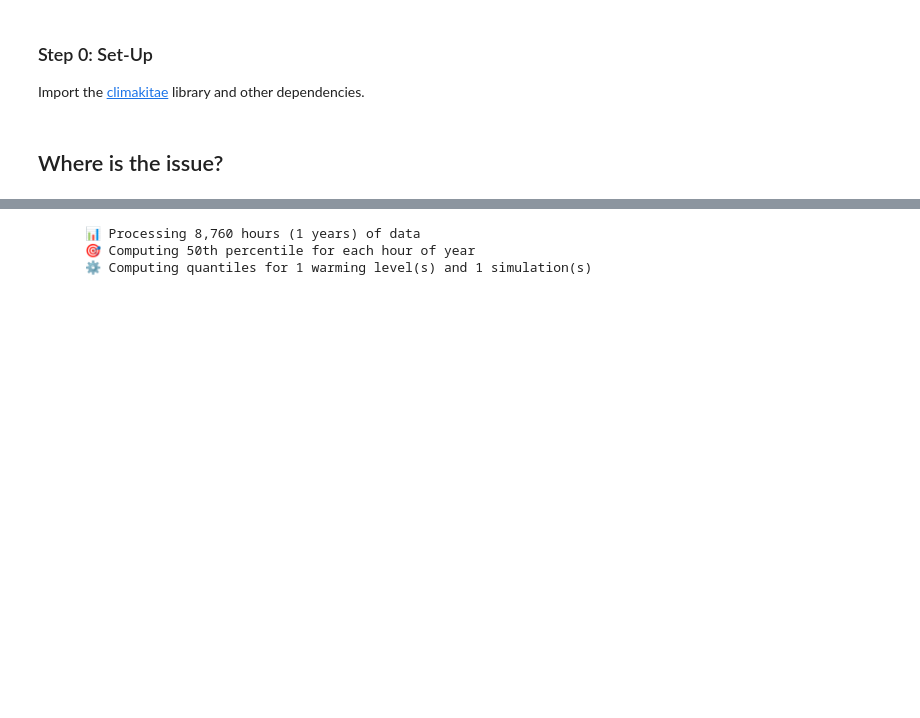
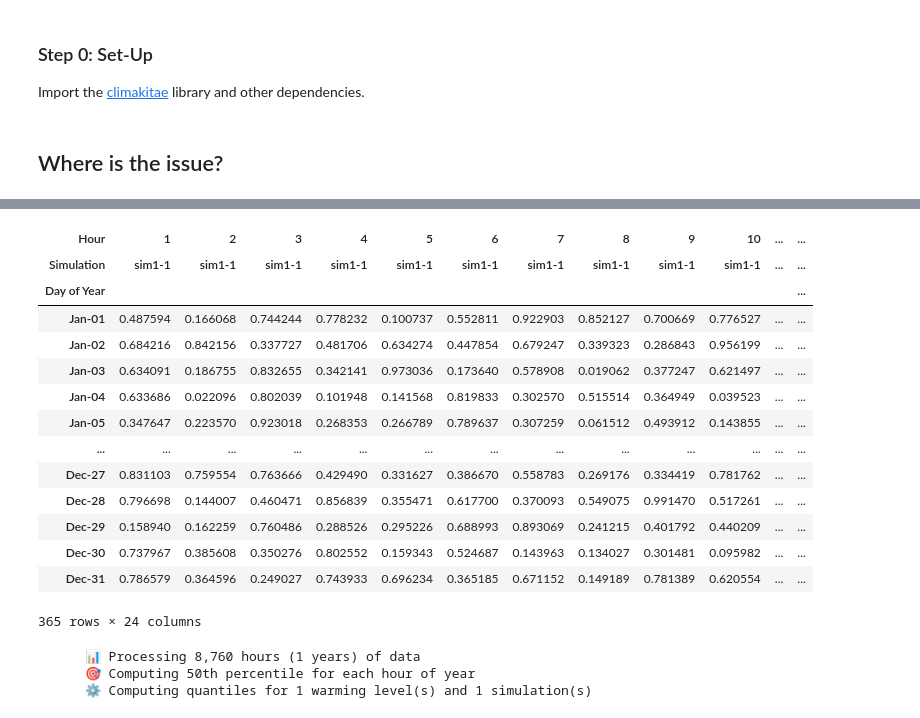
Before and after one commit to cal-adapt/climakitae, a Jupyter notebook: DEV_sy_export.ipynb, the cells around one changed output, grey strips where cells are left out. Drawn from its saved outputs; the diff is of its cells as text; code cells hidden in the pictures; blank space fills up the shorter version.

Commit message:
first pass at simple dataframe piece complete, onward to multi sim, single wl

```diff
--- a/DEV_sy_export.ipynb
+++ b/DEV_sy_export.ipynb
@@ -64,0 +289,2 @@ hours_in_year = 8760
+# %%
+og_result = og_compute_profile(sample_data, days_in_year=365, q=0.5)
@@ -65,3 +300,21 @@ hours_in_year = 8760
+# %%
+og_result
+# %% [output]
+| Hour | 1 | 2 | 3 | 4 | 5 | 6 | 7 | 8 | 9 | 10 | ... | ... |
+| Simulation | sim1-1 | sim1-1 | sim1-1 | sim1-1 | sim1-1 | sim1-1 | sim1-1 | sim1-1 | sim1-1 | sim1-1 | ... | ... |
+| Day of Year |  |  |  |  |  |  |  |  |  |  |  | ... |
+| Jan-01 | 0.487594 | 0.166068 | 0.744244 | 0.778232 | 0.100737 | 0.552811 | 0.922903 | 0.852127 | 0.700669 | 0.776527 | ... | ... |
+| Jan-02 | 0.684216 | 0.842156 | 0.337727 | 0.481706 | 0.634274 | 0.447854 | 0.679247 | 0.339323 | 0.286843 | 0.956199 | ... | ... |
+| Jan-03 | 0.634091 | 0.186755 | 0.832655 | 0.342141 | 0.973036 | 0.173640 | 0.578908 | 0.019062 | 0.377247 | 0.621497 | ... | ... |
+| Jan-04 | 0.633686 | 0.022096 | 0.802039 | 0.101948 | 0.141568 | 0.819833 | 0.302570 | 0.515514 | 0.364949 | 0.039523 | ... | ... |
+| Jan-05 | 0.347647 | 0.223570 | 0.923018 | 0.268353 | 0.266789 | 0.789637 | 0.307259 | 0.061512 | 0.493912 | 0.143855 | ... | ... |
+| ... | ... | ... | ... | ... | ... | ... | ... | ... | ... | ... | ... | ... |
+| Dec-27 | 0.831103 | 0.759554 | 0.763666 | 0.429490 | 0.331627 | 0.386670 | 0.558783 | 0.269176 | 0.334419 | 0.781762 | ... | ... |
+| Dec-28 | 0.796698 | 0.144007 | 0.460471 | 0.856839 | 0.355471 | 0.617700 | 0.370093 | 0.549075 | 0.991470 | 0.517261 | ... | ... |
+| Dec-29 | 0.158940 | 0.162259 | 0.760486 | 0.288526 | 0.295226 | 0.688993 | 0.893069 | 0.241215 | 0.401792 | 0.440209 | ... | ... |
+| Dec-30 | 0.737967 | 0.385608 | 0.350276 | 0.802552 | 0.159343 | 0.524687 | 0.143963 | 0.134027 | 0.301481 | 0.095982 | ... | ... |
+| Dec-31 | 0.786579 | 0.364596 | 0.249027 | 0.743933 | 0.696234 | 0.365185 | 0.671152 | 0.149189 | 0.781389 | 0.620554 | ... | ... |
+365 rows × 24 columns
 # %%
 # Check for simulation dimension
 has_simulation = "simulation" in sample_data.dims
```
Also changed, not shown: parts of 13 cells of this notebook.
